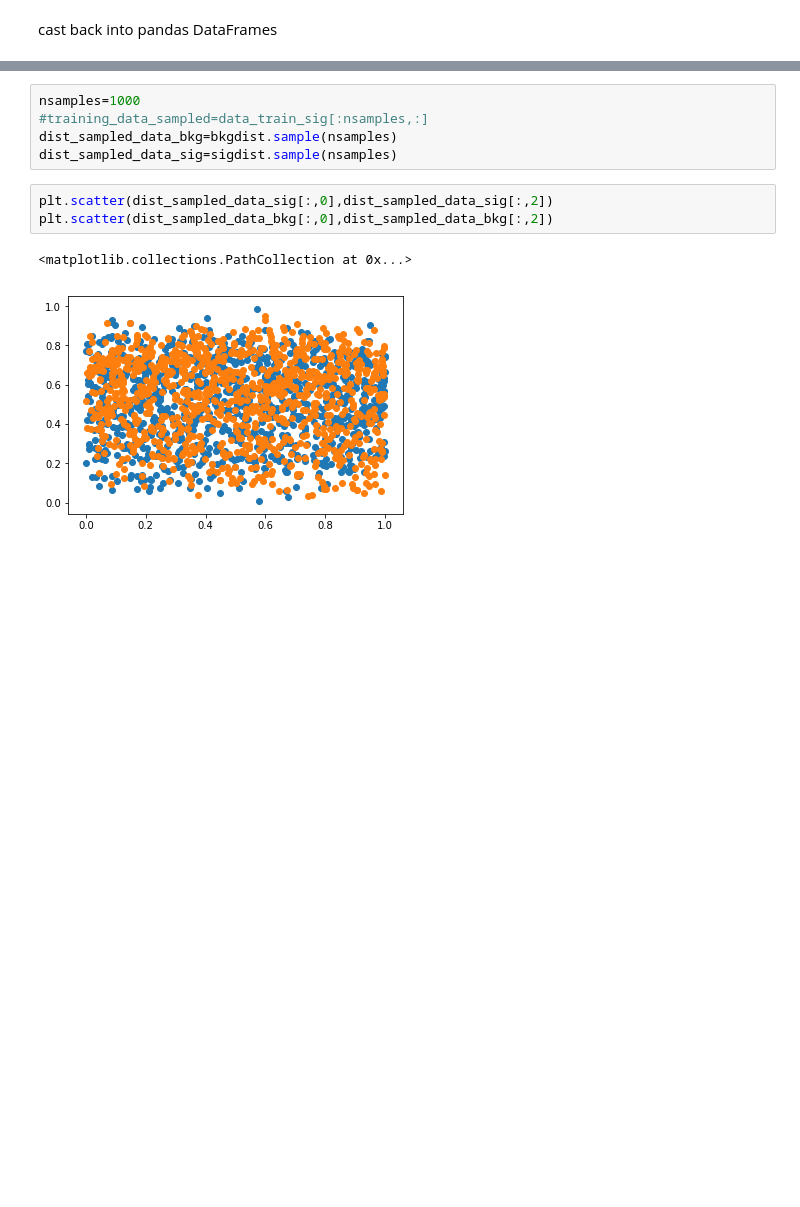
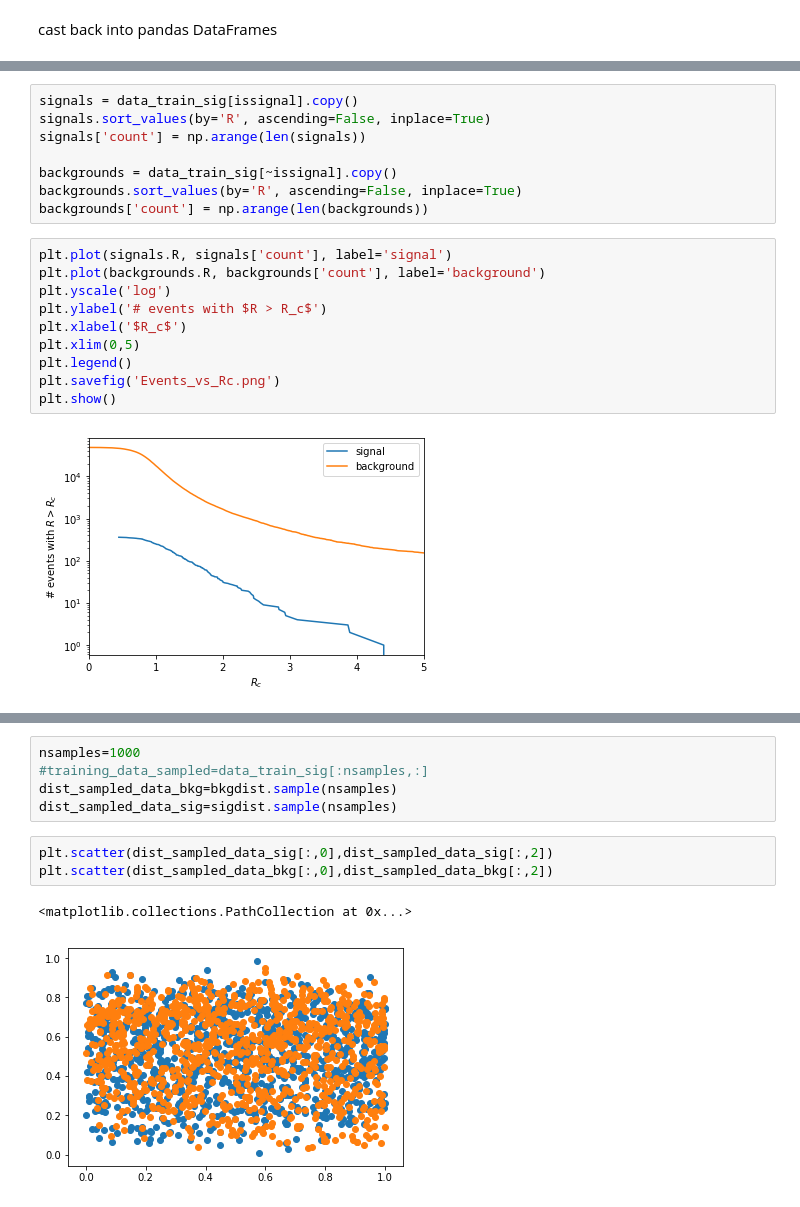
Before and after one commit to matteoettam09/i-flow, a Jupyter notebook: DensityEstimation/RnD_dataset.ipynb, the cells around one changed output, grey strips where cells are left out. Saved outputs shown, nothing was run; the diff lists cells and outputs as text; blank space fills up the shorter version.

```diff
--- a/DensityEstimation/RnD_dataset.ipynb
+++ b/DensityEstimation/RnD_dataset.ipynb
@@ -423,0 +487,20 @@ plt.show()
+# %%
+signals = data_train_sig[issignal].copy()
+signals.sort_values(by='R', ascending=False, inplace=True)
+signals['count'] = np.arange(len(signals))
+
+backgrounds = data_train_sig[~issignal].copy()
+backgrounds.sort_values(by='R', ascending=False, inplace=True)
+backgrounds['count'] = np.arange(len(backgrounds))
+# %%
+plt.plot(signals.R, signals['count'], label='signal')
+plt.plot(backgrounds.R, backgrounds['count'], label='background')
+plt.yscale('log')
+plt.ylabel('# events with $R > R_c$')
+plt.xlabel('$R_c$')
+plt.xlim(0,5)
+plt.legend()
+plt.savefig('Events_vs_Rc.png')
+plt.show()
+# %% [output]
+[figure, added]
```
Also changed, not shown: parts of 15 cells of this notebook.
